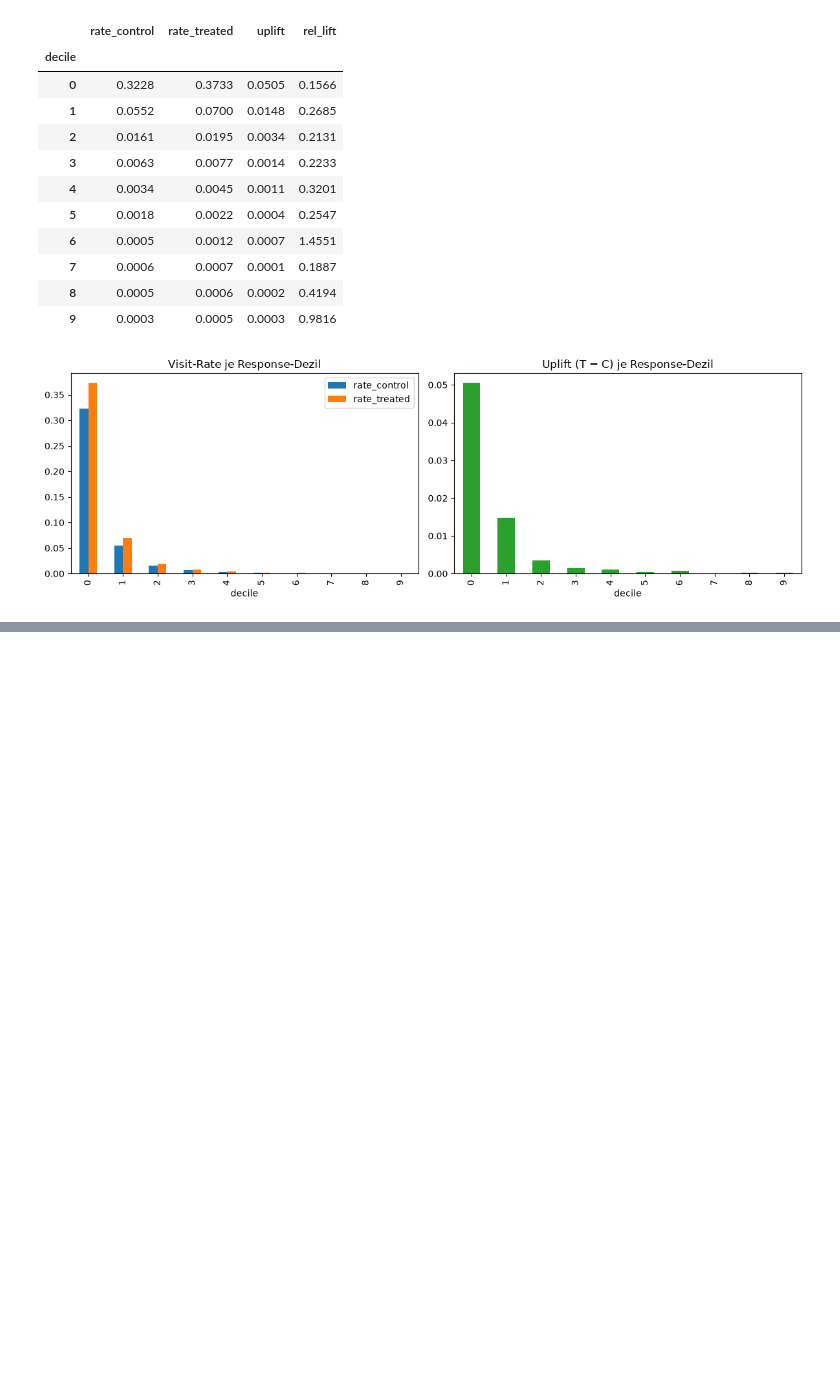
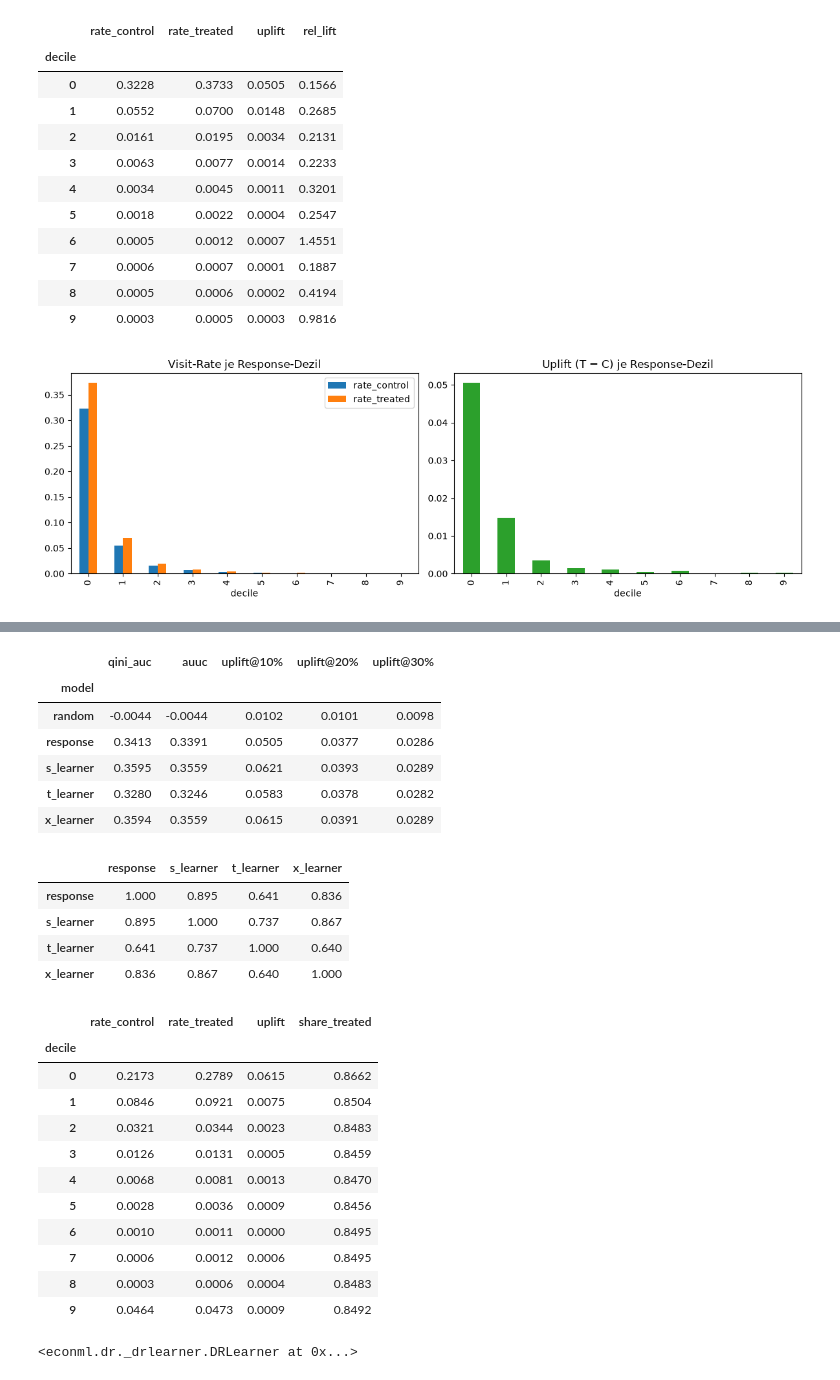
Before and after one commit to ZhengNetLab/uplift-modeling, a Jupyter notebook: notebooks/03_uplift_models.ipynb, the cells around one changed output, grey strips where cells are left out. Cells and saved outputs as stored; diff of their text form; code cells hidden in the pictures; blank space fills up the shorter version.

```diff
--- a/notebooks/03_uplift_models.ipynb
+++ b/notebooks/03_uplift_models.ipynb
@@ -258,0 +300,10 @@ pd.DataFrame(results).to_csv("../reports/model_comparison.csv", index=False)
+# %%
+# Stufe 3: beide Schätzer mit dem Propensity Score e(x) gewichten
+# tau0 bekommt das hohe Gewicht (e ≈ 0,85): es stützt sich auf mu1, das auf der großen Gruppe gelernt wurde
+t1, t0 = tau1.predict(X_te), tau0.predict(X_te)
+preds["x_learner"] = e_te * t0 + (1 - e_te) * t1
+
+for name, s in {"nur tau1": t1, "nur tau0": t0}.items():
+    print(f"{name}: qini_auc = {qini_auc(y_te, w_te, s):.4f}")
+print(f"mittlerer vorhergesagter Uplift: {preds['x_learner'].mean():.4f} | Anteil < 0: {(preds['x_learner'] < 0).mean():.4f}")
+evaluate("x_learner", preds["x_learner"])
@@ -258,0 +320,49 @@ pd.DataFrame(results).to_csv("../reports/model_comparison.csv", index=False)
+# %%
+display(pd.DataFrame(results.values()).set_index("model").round(4))
+display(preds[["response", "s_learner", "t_learner", "x_learner"]].corr(method="spearman").round(3))
+decile_table(preds["x_learner"]).round(4)
+# %% [output]
+|  | qini_auc | auuc | uplift@10% | uplift@20% | uplift@30% |
+| model |  |  |  |  |  |
+| random | -0.0044 | -0.0044 | 0.0102 | 0.0101 | 0.0098 |
+| response | 0.3413 | 0.3391 | 0.0505 | 0.0377 | 0.0286 |
+| s_learner | 0.3595 | 0.3559 | 0.0621 | 0.0393 | 0.0289 |
+| t_learner | 0.3280 | 0.3246 | 0.0583 | 0.0378 | 0.0282 |
+| x_learner | 0.3594 | 0.3559 | 0.0615 | 0.0391 | 0.0289 |
+|  | response | s_learner | t_learner | x_learner |
+| response | 1.000 | 0.895 | 0.641 | 0.836 |
+| s_learner | 0.895 | 1.000 | 0.737 | 0.867 |
+| t_learner | 0.641 | 0.737 | 1.000 | 0.640 |
+| x_learner | 0.836 | 0.867 | 0.640 | 1.000 |
+|  | rate_control | rate_treated | uplift | share_treated |
+| decile |  |  |  |  |
+| 0 | 0.2173 | 0.2789 | 0.0615 | 0.8662 |
+| 1 | 0.0846 | 0.0921 | 0.0075 | 0.8504 |
+| 2 | 0.0321 | 0.0344 | 0.0023 | 0.8483 |
+| 3 | 0.0126 | 0.0131 | 0.0005 | 0.8459 |
+| 4 | 0.0068 | 0.0081 | 0.0013 | 0.8470 |
+| 5 | 0.0028 | 0.0036 | 0.0009 | 0.8456 |
+| 6 | 0.0010 | 0.0011 | 0.0000 | 0.8495 |
+| 7 | 0.0006 | 0.0012 | 0.0006 | 0.8495 |
+| 8 | 0.0003 | 0.0006 | 0.0004 | 0.8483 |
+| 9 | 0.0464 | 0.0473 | 0.0009 | 0.8492 |
+# %%
+# DR-Learner (EconML): kombiniert Outcome-Modell mu(x, w) und Propensity-Modell e(x) ("doubly robust")
+# Pseudo-Outcome je Nutzer:  mu1(x) − mu0(x) + W·(Y − mu1(x))/e(x) − (1 − W)·(Y − mu0(x))/(1 − e(x))
+# EconML schätzt mu und e per Cross-Fitting (cv=3) und regressiert danach das Pseudo-Outcome auf X
+from econml.dr import DRLearner
+warnings.filterwarnings("ignore", message=".*column-vector y.*")   # EconML übergibt y intern als Spaltenvektor
+
+# Teilstichprobe: EconML kopiert die Daten intern mehrfach (Speicher)
+sub = tr.sample(2_000_000, random_state=42)
+dr = DRLearner(
+    # kein Early Stopping innerhalb von EconML → feste Baumzahlen
+    model_propensity=LGBMClassifier(**{**LGB_PARAMS, "n_estimators": prop.best_iteration_}),
+    model_regression=LGBMClassifier(**{**LGB_PARAMS, "n_estimators": 300}),
+    # Pseudo-Outcome ist stark verrauscht (Gewicht 1/(1−e) ≈ 6,7 für die Kontrolle) → Endmodell stärker regularisieren
+    model_final=LGBMRegressor(**{**LGB_PARAMS, "n_estimators": 600, "learning_rate": 0.02,
+                                 "num_leaves": 15, "min_child_samples": 2000}),
+    discrete_outcome=True, cv=3, random_state=42)
+dr.fit(sub["visit"].to_numpy(), sub["treatment"].to_numpy(), X=sub[FEATURES].to_numpy())
+# %% [output]
+<econml.dr._drlearner.DRLearner at 0x...>
```
Also changed, not shown: parts of 19 cells of this notebook, 3 other files.
